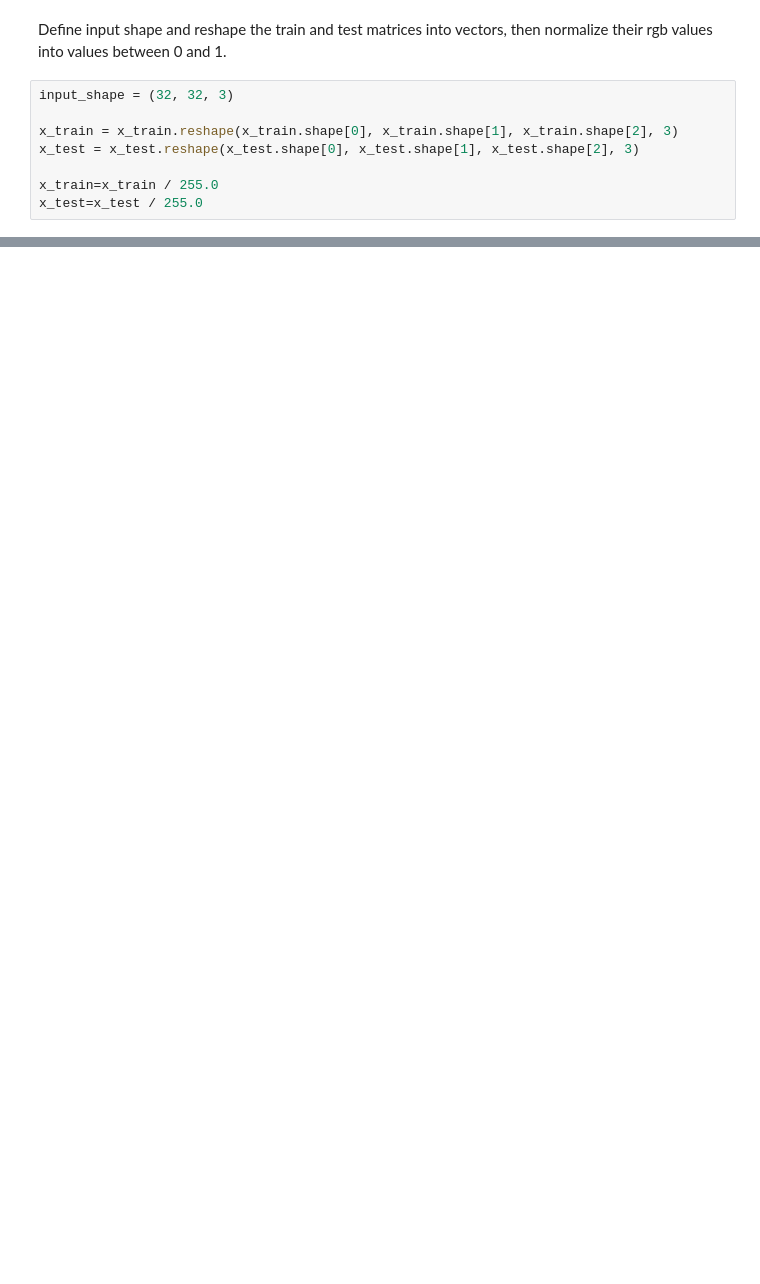
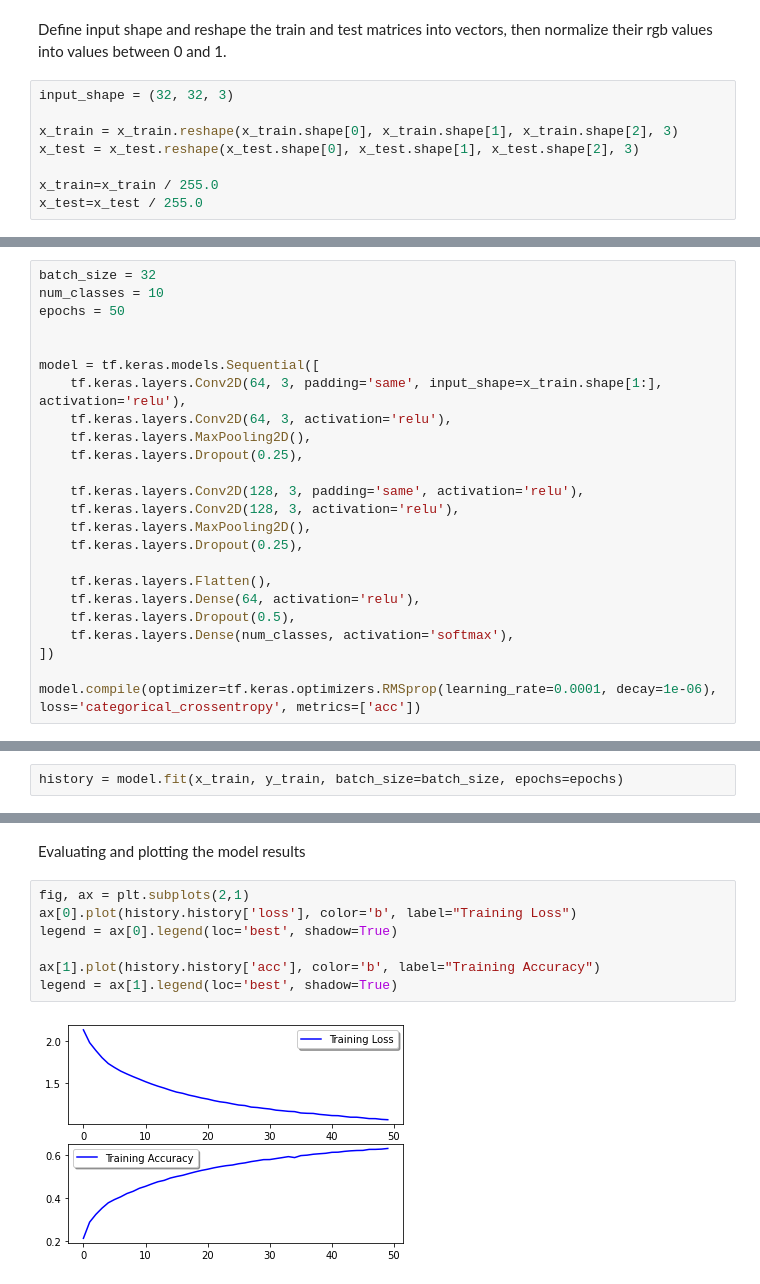
Before and after one commit to AritraStark/CIFAR10_TF, a Jupyter notebook: CIFAR10cnn.ipynb, the cells around one changed output, grey strips where cells are left out. Cells and saved outputs as stored; diff of their text form; blank space fills up the shorter version.

```diff
--- a/CIFAR10cnn.ipynb
+++ b/CIFAR10cnn.ipynb
@@ -41,0 +90,24 @@ x_test=x_test / 255.0
+# %%
+batch_size = 32
+num_classes = 10
+epochs = 50
+
+
+model = tf.keras.models.Sequential([
+    tf.keras.layers.Conv2D(64, 3, padding='same', input_shape=x_train.shape[1:], activation='relu'),
+    tf.keras.layers.Conv2D(64, 3, activation='relu'),
+    tf.keras.layers.MaxPooling2D(),
+    tf.keras.layers.Dropout(0.25),
+
+    tf.keras.layers.Conv2D(128, 3, padding='same', activation='relu'),
+    tf.keras.layers.Conv2D(128, 3, activation='relu'),
+    tf.keras.layers.MaxPooling2D(),
+    tf.keras.layers.Dropout(0.25),
+
+    tf.keras.layers.Flatten(),
+    tf.keras.layers.Dense(64, activation='relu'),
+    tf.keras.layers.Dropout(0.5),
+    tf.keras.layers.Dense(num_classes, activation='softmax'),
+])
+
+model.compile(optimizer=tf.keras.optimizers.RMSprop(learning_rate=0.0001, decay=1e-06), loss='categorical_crossentropy', metrics=['acc'])
@@ -41,0 +116,2 @@ x_test=x_test / 255.0
+# %%
+history = model.fit(x_train, y_train, batch_size=batch_size, epochs=epochs)
@@ -41,0 +136,11 @@ x_test=x_test / 255.0
+# %% [markdown]
+Evaluating and plotting the model results
+# %%
+fig, ax = plt.subplots(2,1)
+ax[0].plot(history.history['loss'], color='b', label="Training Loss")
+legend = ax[0].legend(loc='best', shadow=True)
+
+ax[1].plot(history.history['acc'], color='b', label="Training Accuracy")
+legend = ax[1].legend(loc='best', shadow=True)
+# %% [output]
+[figure, added]
```
Also changed, not shown: parts of 12 cells of this notebook.
